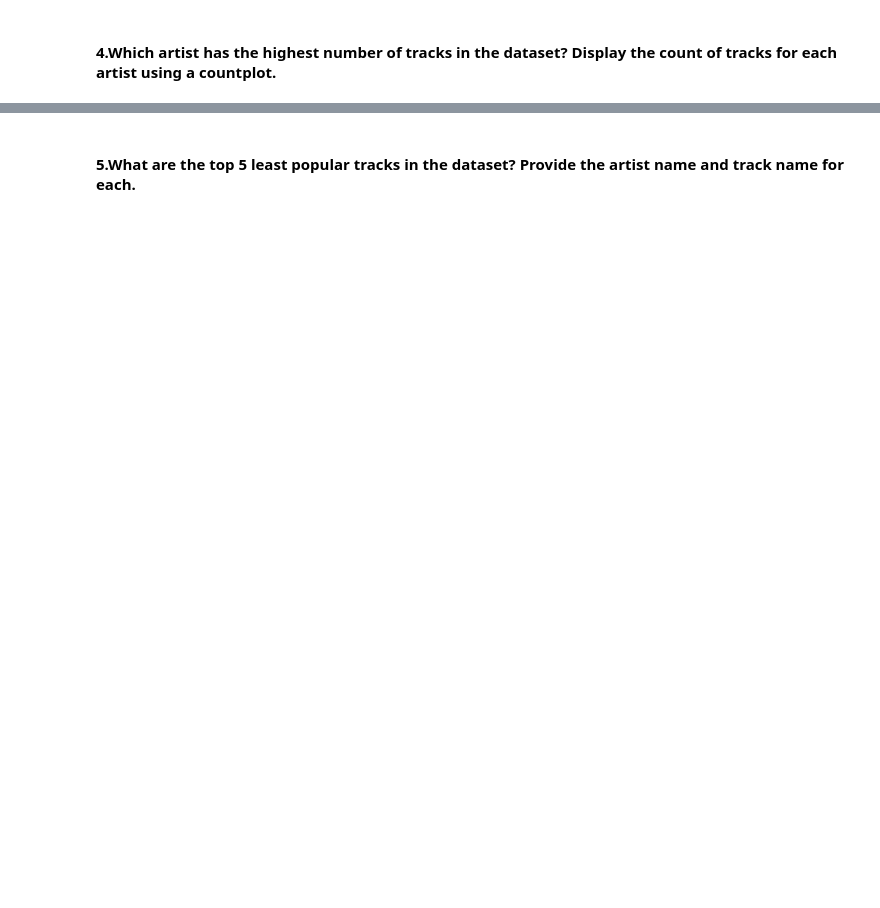
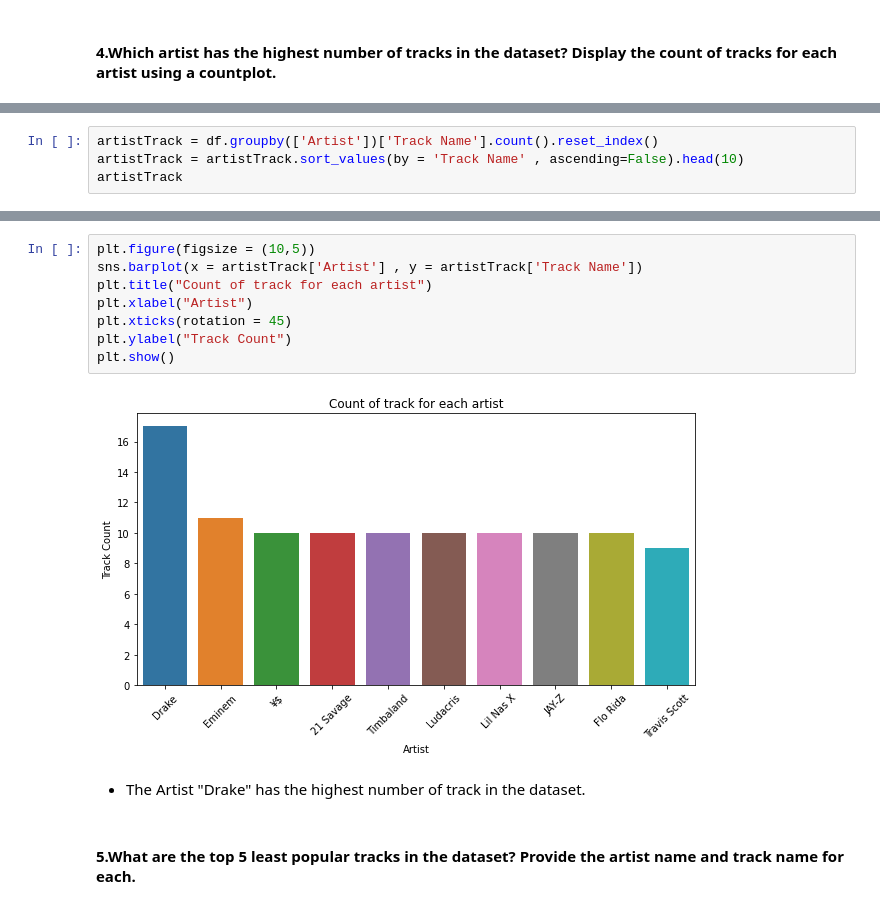
Before and after one commit to Noorain-Raza-coder/EDA-AmazonSales-Spotify, a Jupyter notebook: SpotifyDataAnalysis.ipynb, the cells around one changed output, grey strips where cells are left out. Drawn from its saved outputs; the diff is of its cells as text; blank space fills up the shorter version.

```diff
--- a/SpotifyDataAnalysis.ipynb
+++ b/SpotifyDataAnalysis.ipynb
@@ -37,0 +108,4 @@ exploration.
+# %%
+artistTrack = df.groupby(['Artist'])['Track Name'].count().reset_index()
+artistTrack = artistTrack.sort_values(by = 'Track Name' , ascending=False).head(10)
+artistTrack
@@ -38,2 +124,14 @@ exploration.
+# %%
+plt.figure(figsize = (10,5))
+sns.barplot(x = artistTrack['Artist'] , y = artistTrack['Track Name'])
+plt.title("Count of track for each artist")
+plt.xlabel("Artist")
+plt.xticks(rotation = 45)
+plt.ylabel("Track Count")
+plt.show()
+# %% [output]
+[figure, added]
+# %% [markdown]
+- The Artist "Drake" has the highest number of track in the dataset.
 # %% [markdown]
 #### 5.What are the top 5 least popular tracks in the dataset? Provide the artist name and track name for each.
```
Also changed, not shown: parts of 24 cells of this notebook.
